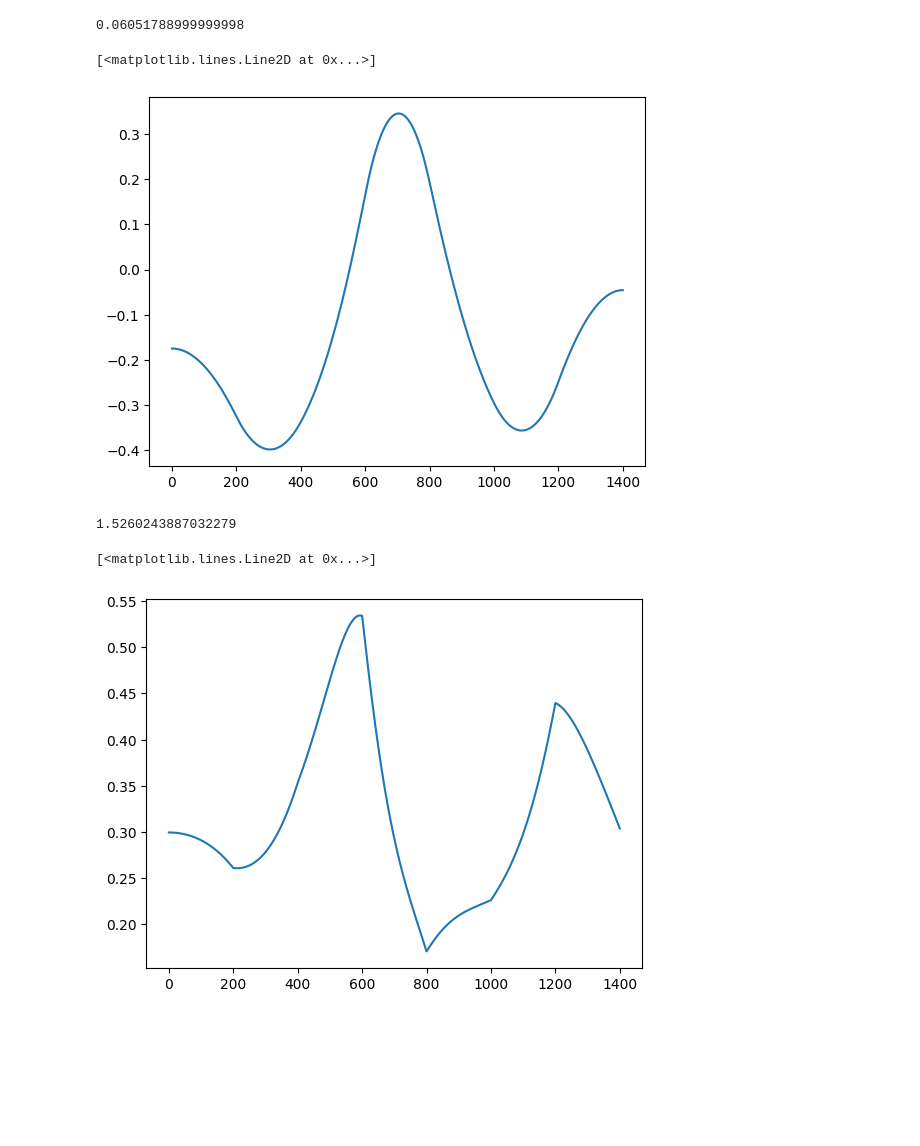
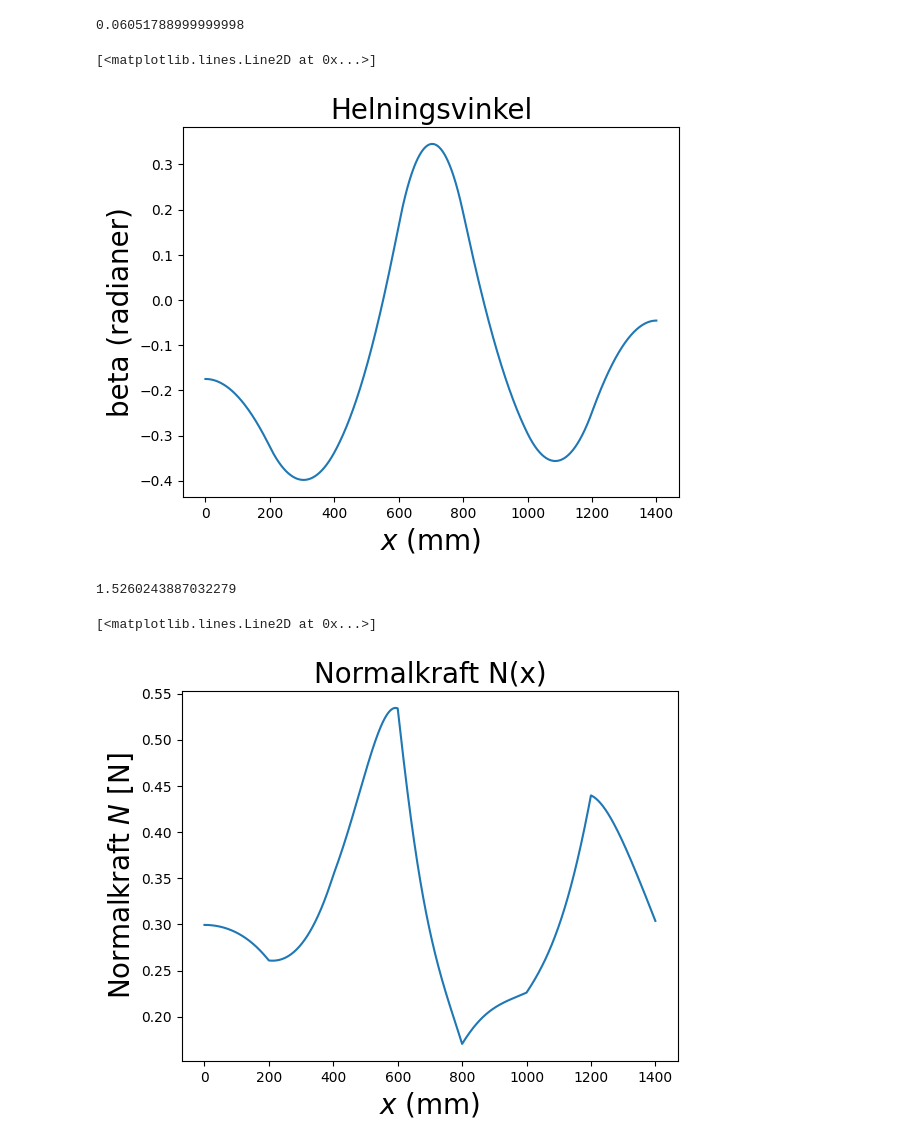
Before and after one commit to angrycompany16/Fysikk-lab, a Jupyter notebook: baneform_H23 david.ipynb, the cells around one changed output. Saved outputs shown, nothing was run; the diff lists cells and outputs as text; code cells hidden in the pictures; blank space fills up the shorter version.

```diff
--- a/baneform_H23 david.ipynb
+++ b/baneform_H23 david.ipynb
@@ -138,10 +138,13 @@ print(K)
 # %%
 beta = np.arctan(dy)
 
+plt.title('Helningsvinkel', fontsize=20)
+plt.xlabel('$x$ (mm)',fontsize=20)
+plt.ylabel('beta (radianer)',fontsize=20)
 plt.plot(x, beta)
 # %% [output]
 [<matplotlib.lines.Line2D at 0x...>]
-[figure, old version]
+[figure, new version]
 # %%
 v_new = v * np.cos(beta)
 delta_x = 0.001
@@ -159,9 +162,12 @@ print(time)
 a = np.power(v, 2) * d2y / (np.power(1 + np.power(dy, 2), 1.5)) * 1000
 N = m * (g * np.cos(beta) + a)
 
+plt.title('Normalkraft N(x)', fontsize=20)
+plt.xlabel('$x$ (mm)',fontsize=20)
+plt.ylabel('Normalkraft $N$ [N]',fontsize=20)
 plt.plot(x, N)
 # %% [output]
 [<matplotlib.lines.Line2D at 0x...>]
-[figure, old version]
+[figure, new version]
 # %%
 F = c * m * g * np.sin(beta) / (1 + c)
```
Also changed, not shown: parts of 2 cells of this notebook, 10 other files.
